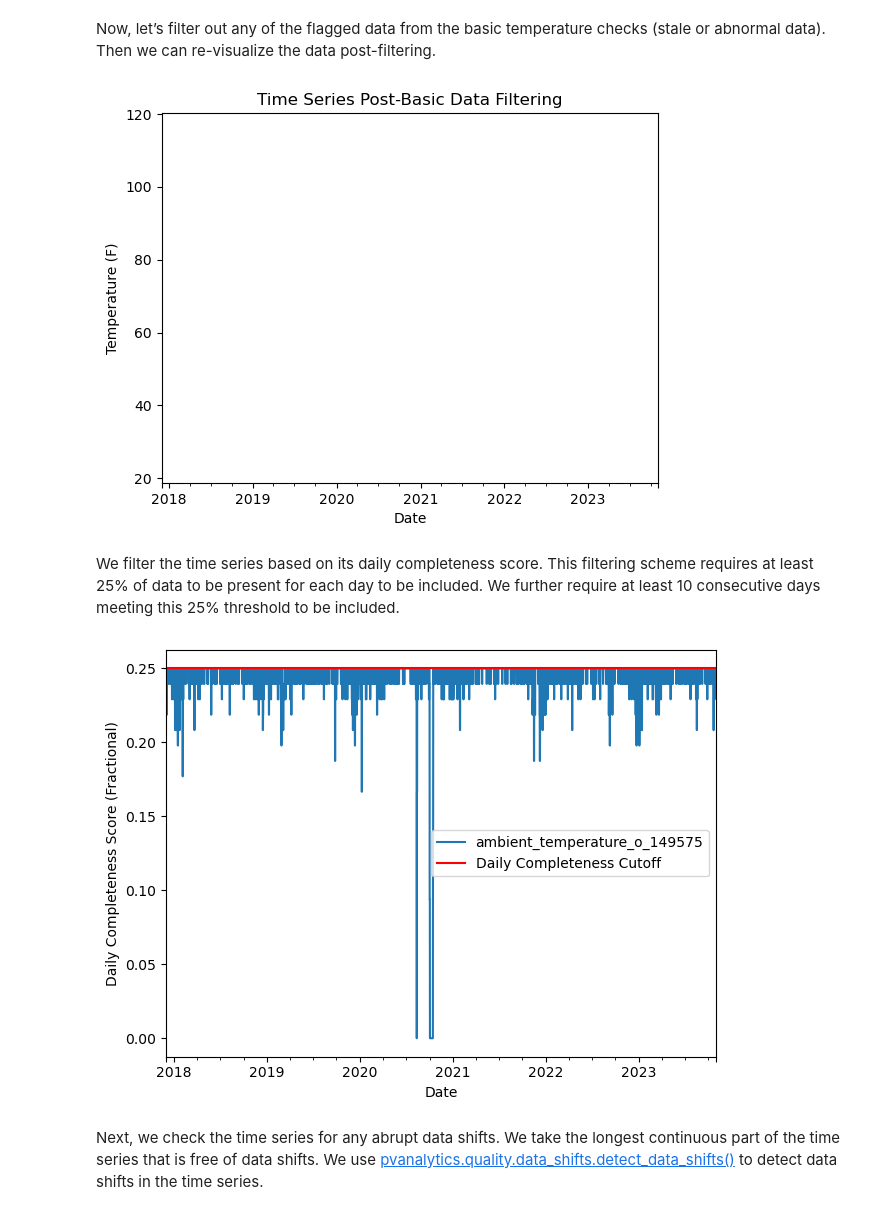
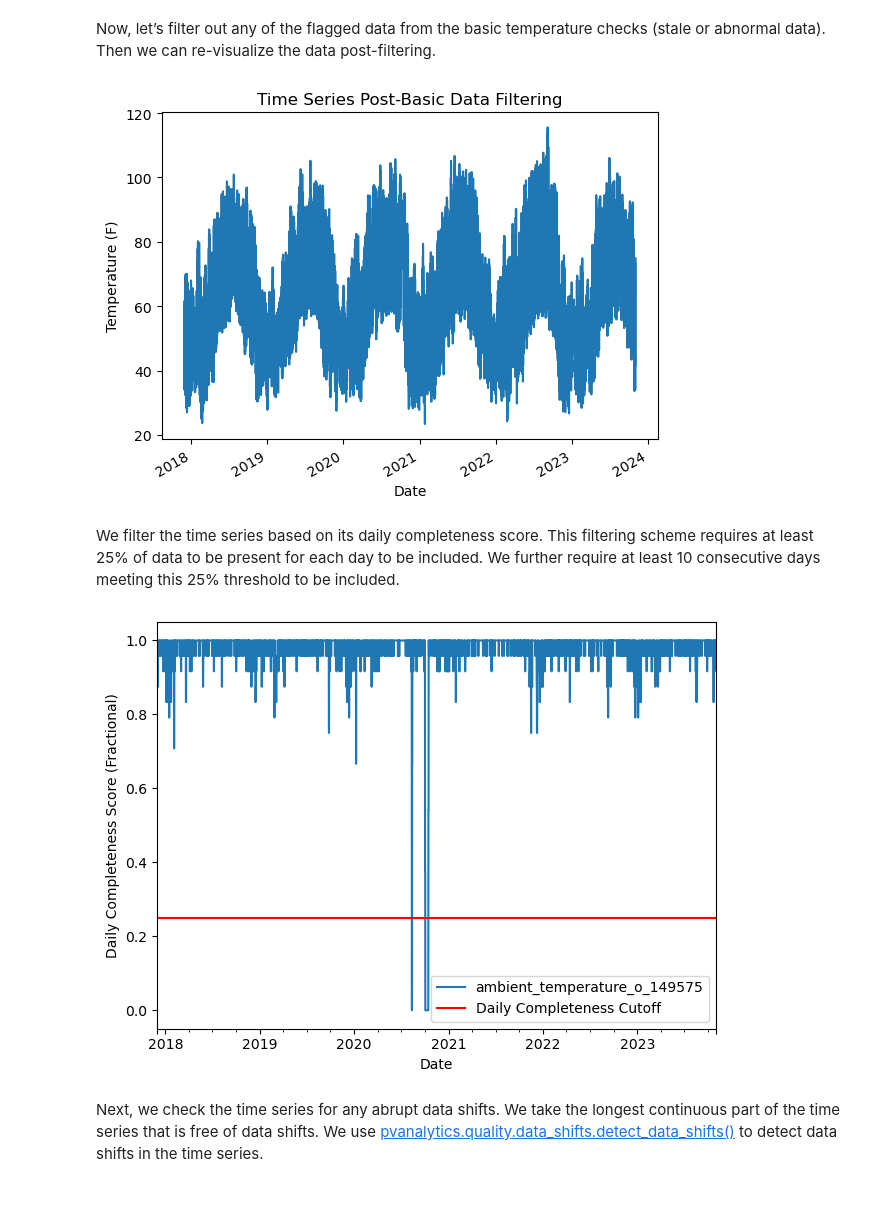
Before and after one commit to qnguyen345/pvdaq_access, a Jupyter notebook: tutorials/tutorials/1 - Downloading Data, and doing a Quality Assessment.ipynb, the cells around one changed output. Saved outputs shown, nothing was run; the diff lists cells and outputs as text; code cells hidden in the pictures.

Commit message:
uploaded all plots

```diff
--- a/tutorials/tutorials/1 - Downloading Data, and doing a Quality Assessment.ipynb
+++ b/tutorials/tutorials/1 - Downloading Data, and doing a Quality Assessment.ipynb
@@ -206,7 +207,7 @@ concatenateData("2107", "./Data/")
 # %%
 # Read time series and set latitude and longitude
 main_time_series = pd.read_csv("./Data/system_2107_data.csv", index_col=0, parse_dates=True)
-main_time_series = main_time_series.tz_localize("Etc/GMT-8")
+main_time_series = main_time_series.tz_localize("Etc/GMT+8")
 # Temp and power sampled at every 15 mins
 main_time_series_15_min = main_time_series.resample("15T").mean()
 # Irradiance sampled at every 5 mins
@@ -249,7 +250,7 @@ Additionally, we identify the units of the temperature stream as either Celsius
 # REMOVE STALE DATA
 stale_data_mask = gaps.stale_values_round(temp_time_series,
                                           window=3,
-                                          decimals=2)
+                                          decimals=2, mark = "tail")
 
 # FIND ABNORMAL PERIODS
 temperature_limit_mask = pvanalytics.quality.weather.temperature_limits(
@@ -327,24 +328,25 @@ Now, let’s filter out any of the flagged data from the basic temperature check
 # %%
 # Filter the time series, taking out all of the issues
 issue_mask = ((~stale_data_mask) & (temperature_limit_mask) &
               (~zscore_outlier_mask))
 
 temp_time_series = temp_time_series[issue_mask]
 data_freq = "15T"
-temp_time_series = temp_time_series.asfreq(data_freq)
+temp_time_series = temp_time_series.asfreq(data_freq).dropna()
 
 # Visualize the time series post-filtering
 temp_time_series.plot(title="Time Series Post-Basic Data Filtering")
 plt.xlabel("Date")
 plt.ylabel(f"Temperature ({temp_units})")
 plt.show()
 # %% [output]
-[figure, old version]
+[figure, new version]
 # %% [markdown]
 We filter the time series based on its daily completeness score. This filtering scheme requires at least 25% of data to be present for each day to be included. We further require at least 10 consecutive days meeting this 25% threshold to be included.
 # %%
 # Visualize daily data completeness
-data_completeness_score = gaps.completeness_score(temp_time_series)
+# Data frequency chaged to 60T due to duplicated data for every hr
+data_completeness_score = gaps.completeness_score(temp_time_series.asfreq("60T"))
 
 # Visualize data completeness score as a time series.
 data_completeness_score.plot()
@@ -358,9 +360,9 @@ plt.show()
 
 # Trim the series based on daily completeness score
 trim_series = pvanalytics.quality.gaps.trim_incomplete(
-    temp_time_series,
+    temp_time_series.asfreq("60T"),
     minimum_completeness=.25,
-    freq=data_freq).tz_localize(temp_time_series.index.tz)
+    freq="60T")
 first_valid_date, last_valid_date = \
     pvanalytics.quality.gaps.start_stop_dates(trim_series)
 if first_valid_date is not None:
@@ -368,7 +370,7 @@ if first_valid_date is not None:
                               last_valid_date.tz_convert(temp_time_series.index.tz)]
     temp_time_series = temp_time_series.asfreq(data_freq)
 # %% [output]
-[figure, old version]
+[figure, new version]
 # %% [markdown]
 Next, we check the time series for any abrupt data shifts. We take the longest continuous part of the time series that is free of data shifts. We use [pvanalytics.quality.data_shifts.detect_data_shifts()](https://pvanalytics--202.org.readthedocs.build/en/202/generated/pvanalytics.quality.data_shifts.detect_data_shifts.html#pvanalytics.quality.data_shifts.detect_data_shifts) to detect data shifts in the time series.
 # %%
```
Also changed, not shown: parts of 24 cells of this notebook, 1 other file.
